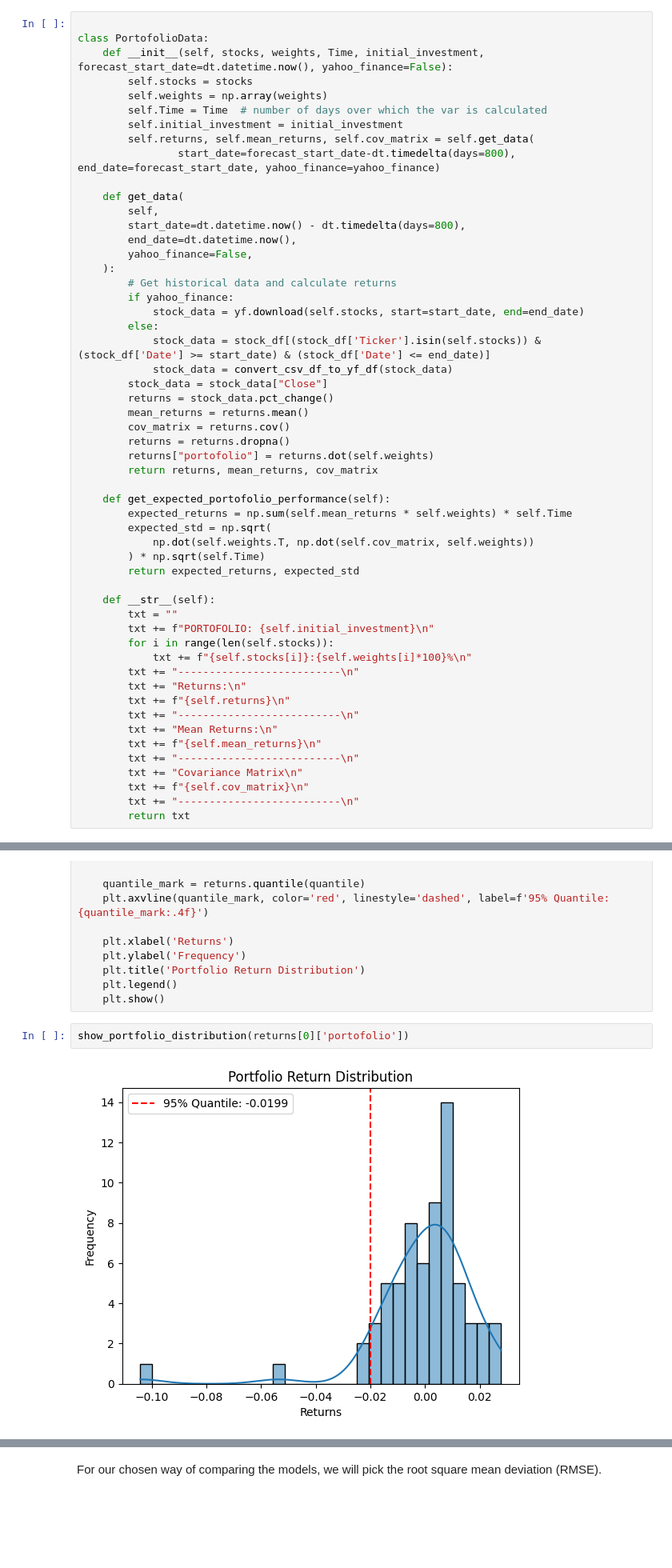
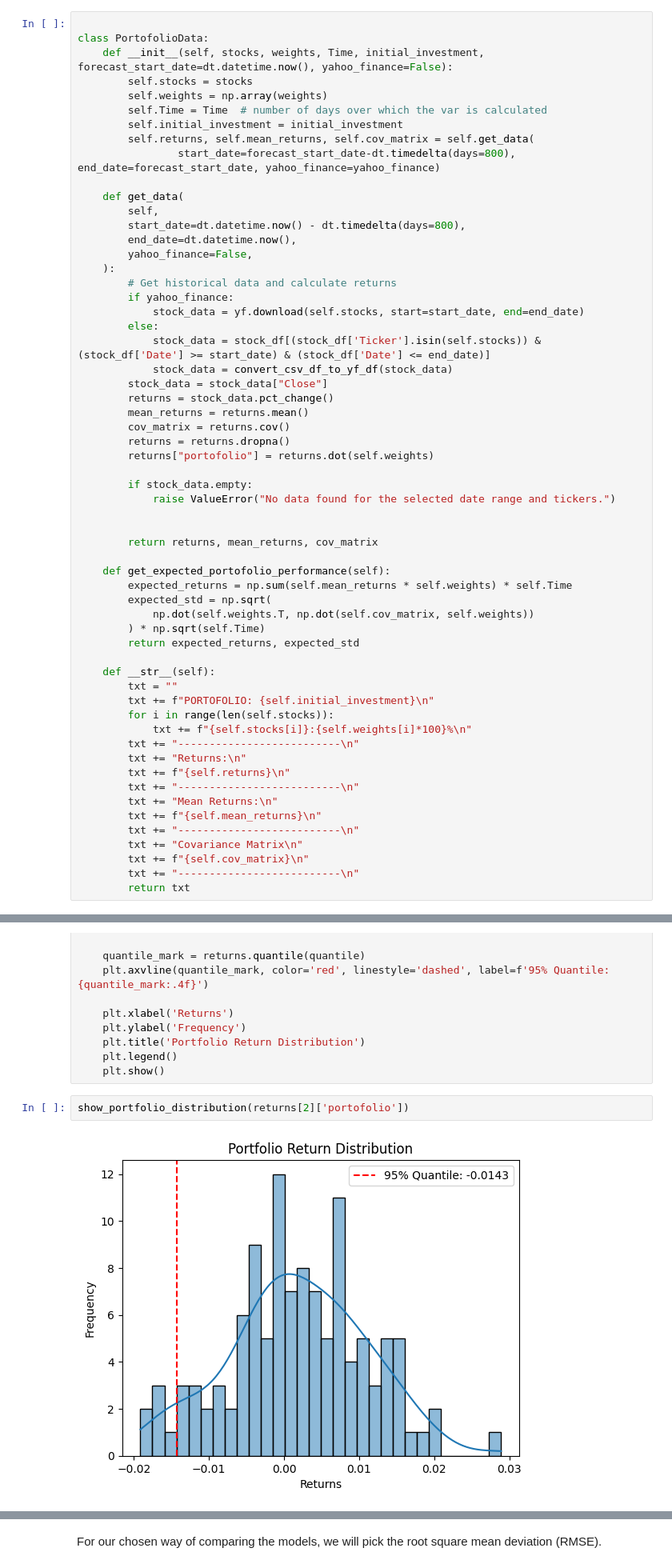
Before and after one commit to mairovitzmario/value-at-risk, a Jupyter notebook: research/research.ipynb, the cells around one changed output, grey strips where cells are left out. Shown at 80% size. Drawn from its saved outputs; the diff is of its cells as text; blank space fills up the shorter version.

```diff
--- a/research/research.ipynb
+++ b/research/research.ipynb
@@ -74,6 +77,11 @@ class PortofolioData:
         cov_matrix = returns.cov()
         returns = returns.dropna()
         returns["portofolio"] = returns.dot(self.weights)
+
+        if stock_data.empty:
+            raise ValueError("No data found for the selected date range and tickers.")
+
+
         return returns, mean_returns, cov_matrix
 
     def get_expected_portofolio_performance(self):
@@ -278,6 +287,6 @@ def show_portfolio_distribution(returns, quantile = 0.05):
     plt.legend()
     plt.show()
 # %%
-show_portfolio_distribution(returns[0]['portofolio'])
+show_portfolio_distribution(returns[2]['portofolio'])
 # %% [output]
-[figure, old version]
+[figure, new version]
```
Also changed, not shown: parts of 26 cells of this notebook, 2 other files.
